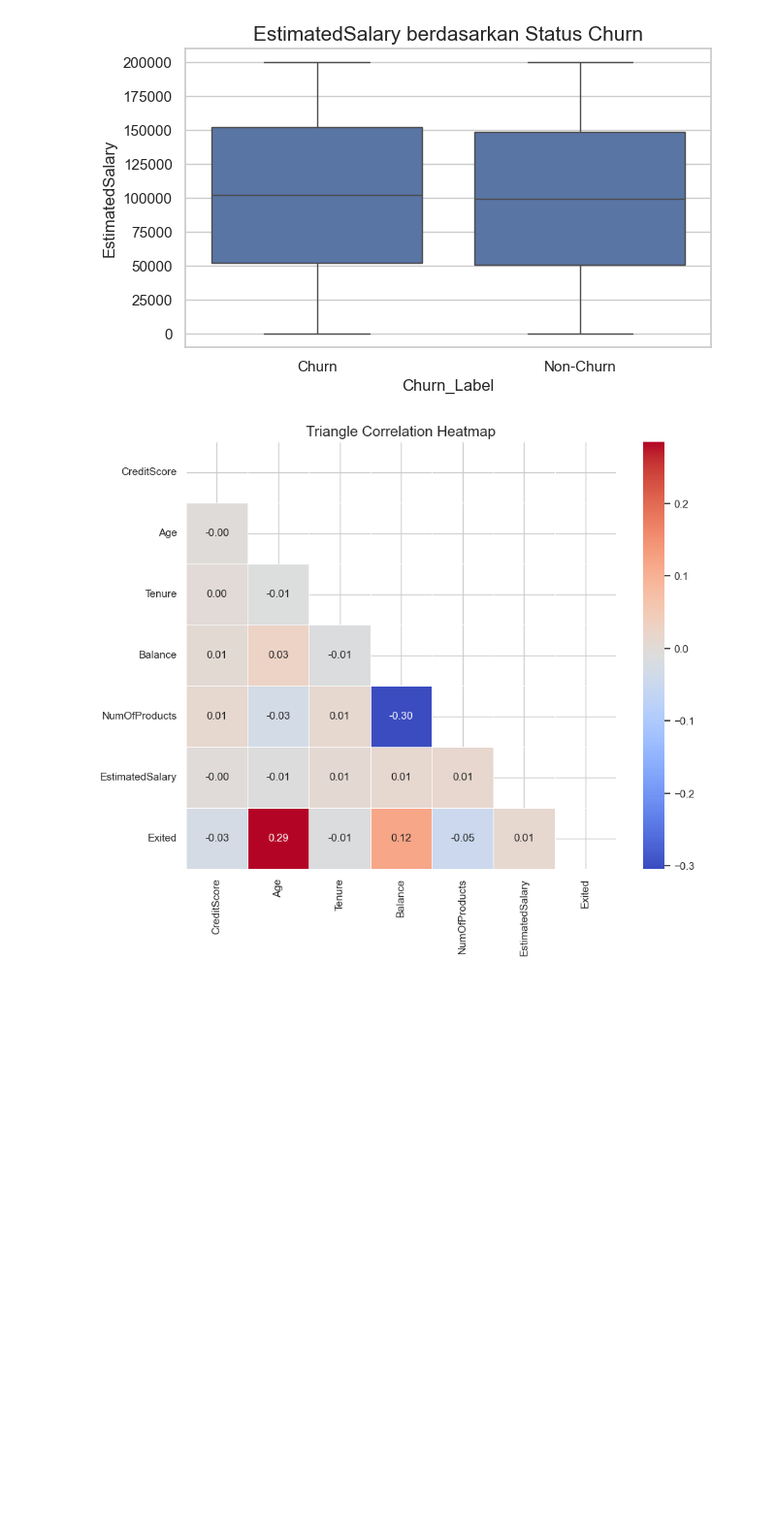
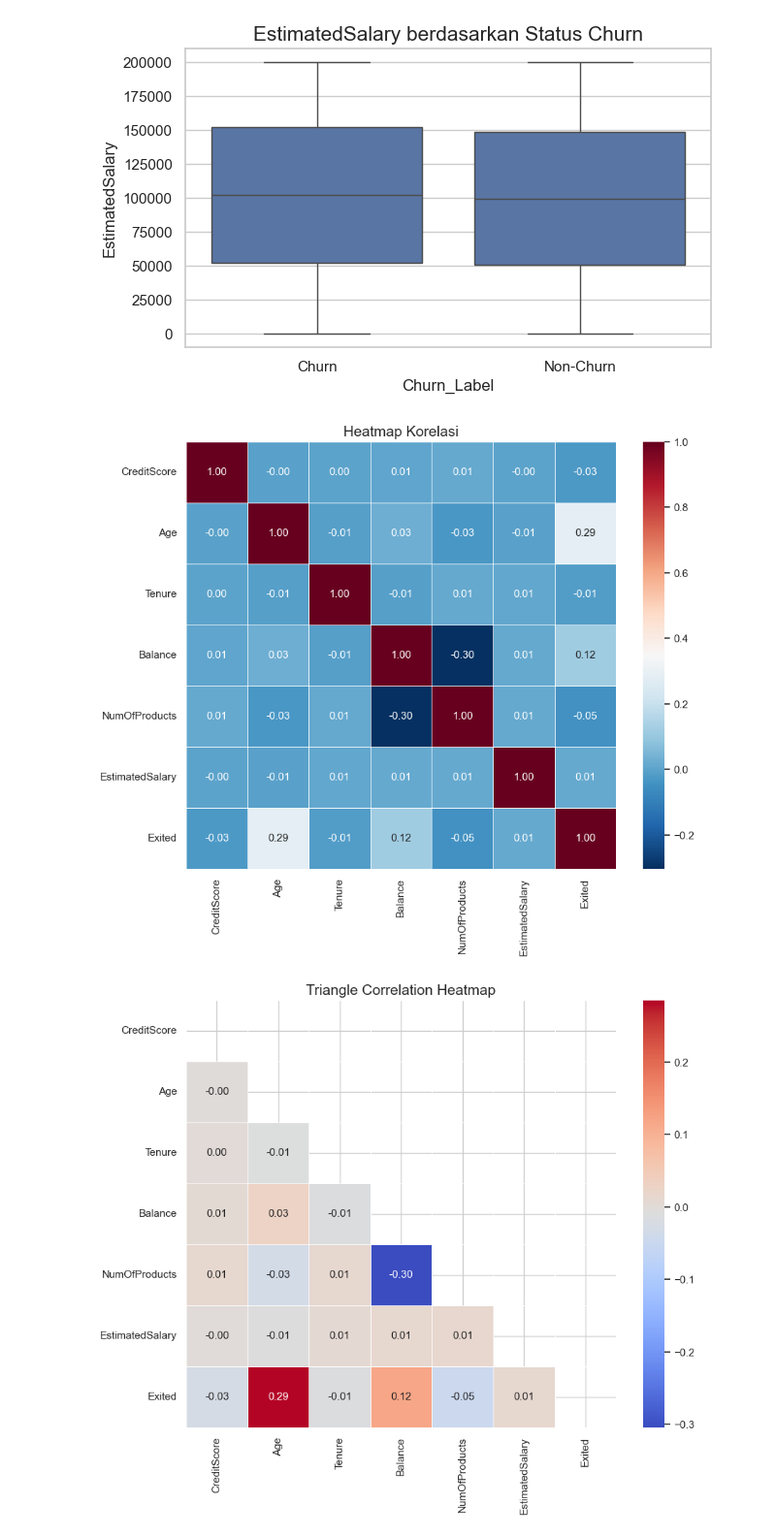
Before and after one commit to kimithora/Tubes-Struktur-Data-Algoritma, a Jupyter notebook: EDAstd.IPYNB, the cells around one changed output. Shown at 97% size. Saved outputs shown, nothing was run; the diff lists cells and outputs as text; code cells hidden in the pictures; blank space fills up the shorter version.

```diff
--- a/EDAstd.IPYNB
+++ b/EDAstd.IPYNB
@@ -599,6 +599,30 @@ for feature in numerical_features:
 [figure]
 [figure]
 [figure]
+# %%
+# ==========================================================
+# HEATMAP KORELASI
+# ==========================================================
+
+corr = df[
+    numerical_features + ["Exited"]
+].corr()
+
+plt.figure(figsize=(10,8))
+
+sns.heatmap(
+    corr,
+    annot=True,
+    cmap="RdBu_r",
+    fmt=".2f",
+    linewidths=0.5
+)
+
+plt.title("Heatmap Korelasi")
+
+plt.show()
+# %% [output]
+[figure, added]
 # %%
 # ==========================================================
 # TRIANGLE CORRELATION HEATMAP
```
